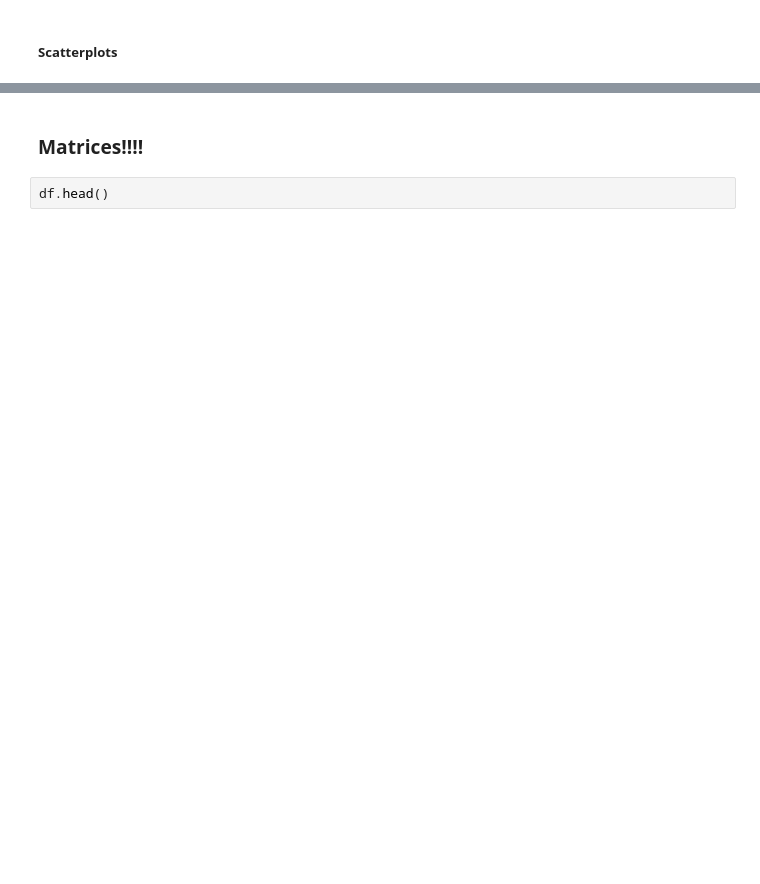
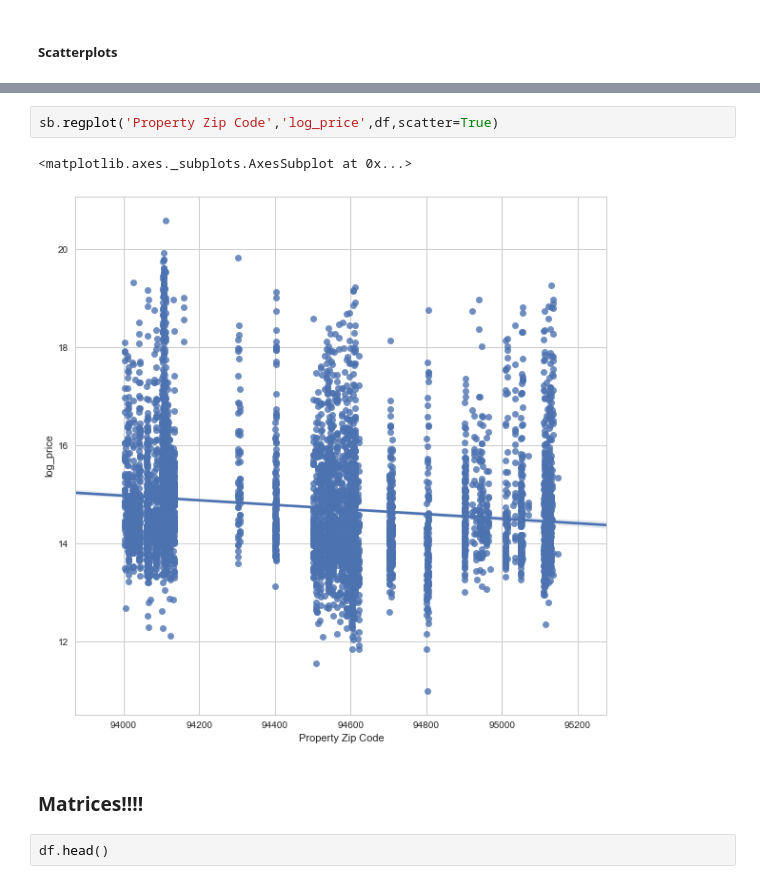
Before and after one commit to Pippeys/Property-Value, a Jupyter notebook: Jupyter/Learning_Satyrn.ipynb, the cells around one changed output, grey strips where cells are left out. Cells and saved outputs as stored; diff of their text form; blank space fills up the shorter version.

```diff
--- a/Jupyter/Learning_Satyrn.ipynb
+++ b/Jupyter/Learning_Satyrn.ipynb
@@ -289,3 +266,8 @@ sb.regplot('log_sqft','log_price',df, scatter=True)
+# %%
+sb.regplot('Property Zip Code','log_price',df,scatter=True)
+# %% [output]
+<matplotlib.axes._subplots.AxesSubplot at 0x...>
+[figure, added]
 # %% [markdown]
 ### Matrices!!!!
 # %%
```
Also changed, not shown: parts of 9 cells of this notebook, 4 other files.
